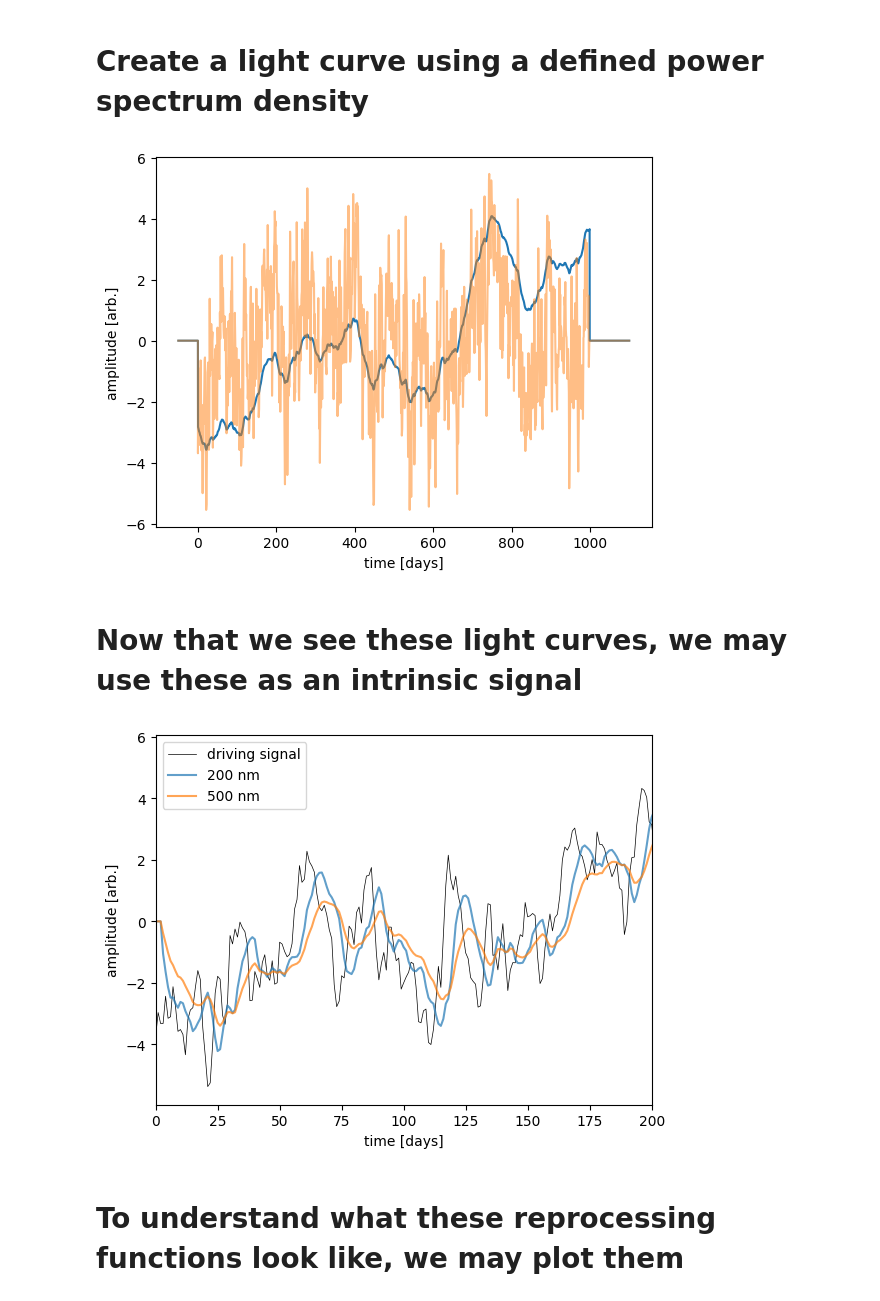
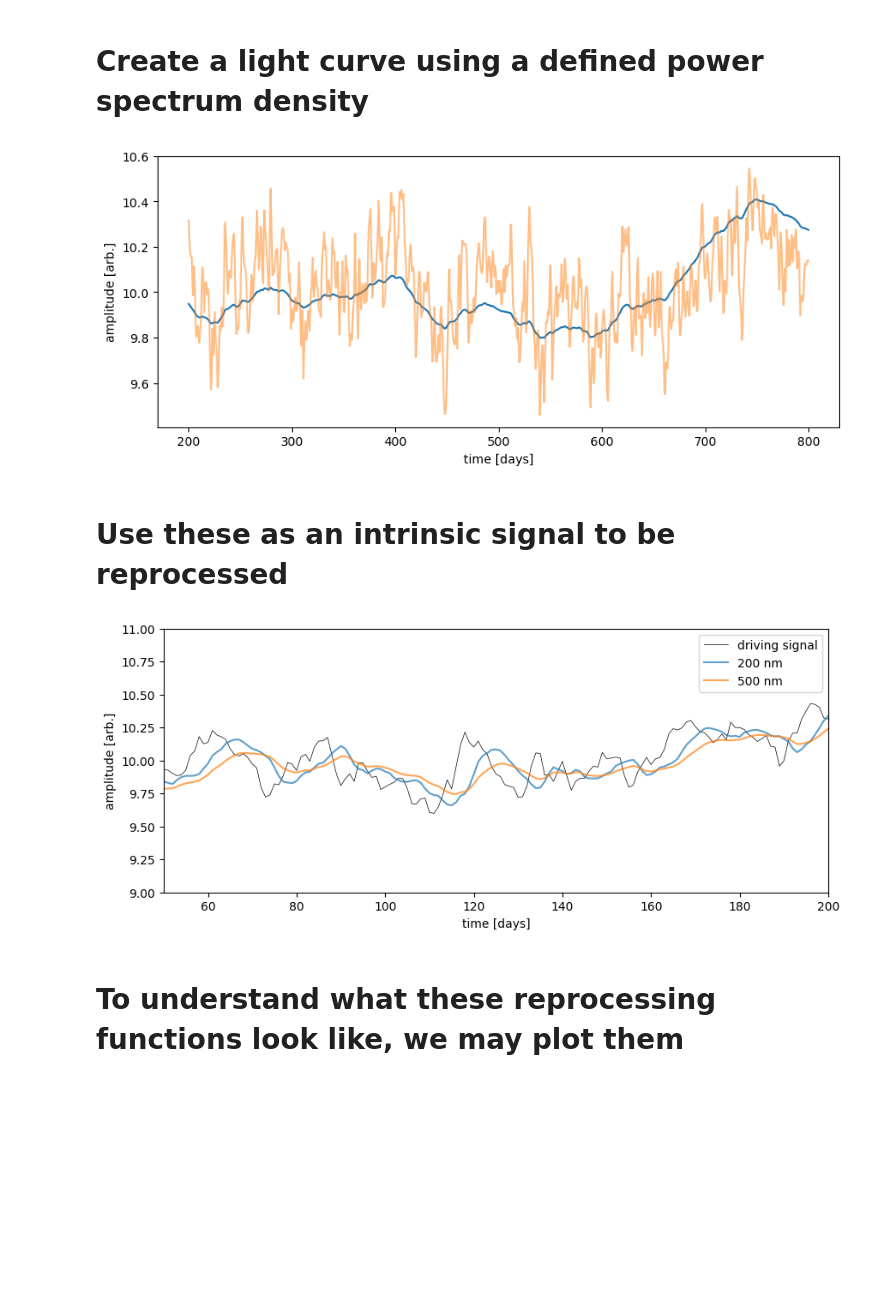
Before and after one commit to LSST-strong-lensing/slsim, a Jupyter notebook: notebooks/agn_intrinsic_variability_tutorial.ipynb, the cells around one changed output. Cells and saved outputs as stored; diff of their text form; code cells hidden in the pictures; blank space fills up the shorter version.

```diff
--- a/notebooks/agn_intrinsic_variability_tutorial.ipynb
+++ b/notebooks/agn_intrinsic_variability_tutorial.ipynb
@@ -13,8 +13,8 @@ warnings.filterwarnings(action="ignore");
 # define light curve parameters
 length_of_light_curve = 1000  # Days
 dt = 1  # Days
-mean_amplitude = 0  # Arbitrary
-standard_deviation = 2  # Arbitrary
+mean_magnitude = 10  # magnitude
+standard_deviation = 0.2
 random_seed = 14  # I am defining a random seed so the light curve is consistent through all realizations
 
 # define bending power law parameters
@@ -28,8 +28,8 @@ bpl_kwarg_dict = {
     "log_breakpoint_frequency": log_breakpoint_frequency,
     "low_frequency_slope": low_frequency_index,
     "high_frequency_slope": high_frequency_index,
-    "new_mean_amplitude": mean_amplitude,
-    "new_standard_deviation": standard_deviation,
+    "mean_magnitude": mean_magnitude,
+    "standard_deviation": standard_deviation,
     "seed": random_seed,
 }
 
@@ -76,13 +76,15 @@ power_spectrum_1 = frequencies ** (
 )  # Note the slope of (-3) suppresses high frequency signals.
 power_spectrum_2 = frequencies ** (-1)  # A slope of (-1) becomes very noisy.
 
+other_time_stamps = np.linspace(200, 800, 1000)
+
 psd_kwarg_dict_1 = {
     "length_of_light_curve": length_of_light_curve,
     "time_resolution": dt,
     "input_frequencies": frequencies,
     "input_psd": power_spectrum_1,
-    "new_mean_amplitude": mean_amplitude,
-    "new_standard_deviation": standard_deviation,
+    "mean_magnitude": mean_magnitude,
+    "standard_deviation": standard_deviation,
     "seed": random_seed,
 }
 psd_kwarg_dict_2 = {
@@ -90,30 +92,30 @@ psd_kwarg_dict_2 = {
     "time_resolution": dt,
     "input_frequencies": frequencies,
     "input_psd": power_spectrum_2,
-    "new_mean_amplitude": mean_amplitude,
-    "new_standard_deviation": standard_deviation,
+    "mean_magnitude": mean_magnitude,
+    "standard_deviation": standard_deviation,
     "seed": random_seed,
 }
 
 psd_variable_signal = variability.Variability(
     variability_model="user_defined_psd", **psd_kwarg_dict_1
 )
-psd_signal_1 = psd_variable_signal.variability_at_time(some_time_stamps)
+psd_signal_1 = psd_variable_signal.variability_at_time(other_time_stamps)
 psd_variable_signal = variability.Variability(
     variability_model="user_defined_psd", **psd_kwarg_dict_2
 )
-psd_signal_2 = psd_variable_signal.variability_at_time(some_time_stamps)
+psd_signal_2 = psd_variable_signal.variability_at_time(other_time_stamps)
 # %%
-fig, ax = plt.subplots()
-ax.plot(some_time_stamps, psd_signal_1)
-ax.plot(some_time_stamps, psd_signal_2, alpha=0.5)
+fig, ax = plt.subplots(figsize=(10, 4))
+ax.plot(other_time_stamps, psd_signal_1)
+ax.plot(other_time_stamps, psd_signal_2, alpha=0.5)
 ax.set_xlabel("time [days]")
 ax.set_ylabel("amplitude [arb.]")
 plt.show()
 # %% [output]
-[figure, old version]
+[figure, new version]
 # %% [markdown]
-# Now that we see these light curves, we may use these as an intrinsic signal
+# Use these as an intrinsic signal to be reprocessed
 # %%
 outer_radius_of_accretion_disk = 1000  # R_g = G M_bh / c^2
 corona_height = 30  # R_g
@@ -149,17 +151,18 @@ reprocessed_500nm = agn_reprocessor.reprocess_signal(
 
 # Note the earliest times do not have enough signal history built up to generate a reprocessed signal
 
-fig, ax = plt.subplots()
+fig, ax = plt.subplots(figsize=(10, 4))
 ax.plot(time_stamps, light_curve, color="black", linewidth=0.5, label="driving signal")
 ax.plot(time_stamps, reprocessed_200nm, alpha=0.7, label="200 nm")
 ax.plot(time_stamps, reprocessed_500nm, alpha=0.7, label="500 nm")
 ax.set_xlabel("time [days]")
 ax.set_ylabel("amplitude [arb.]")
-ax.set_xlim(0, 200)  # Zoom in on a small region to see delays
+ax.set_xlim(50, 200)  # Zoom in on a small region to see delays
+ax.set_ylim(9, 11)
 ax.legend()
 plt.show()
 # %% [output]
-[figure, old version]
+[figure, new version]
 # %% [markdown]
 # To understand what these reprocessing functions look like, we may plot them
 # %%
```
Also changed, not shown: parts of 11 cells of this notebook, 5 other files.
